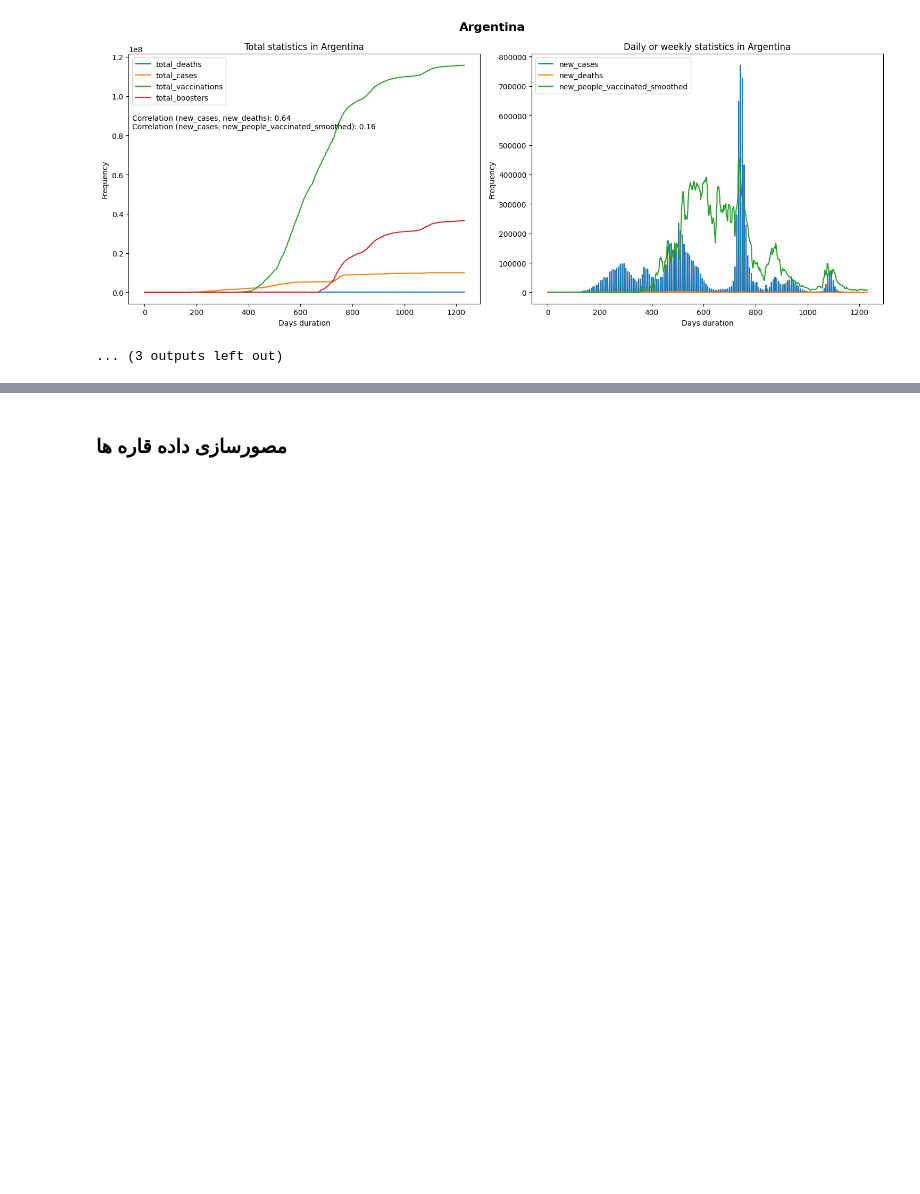
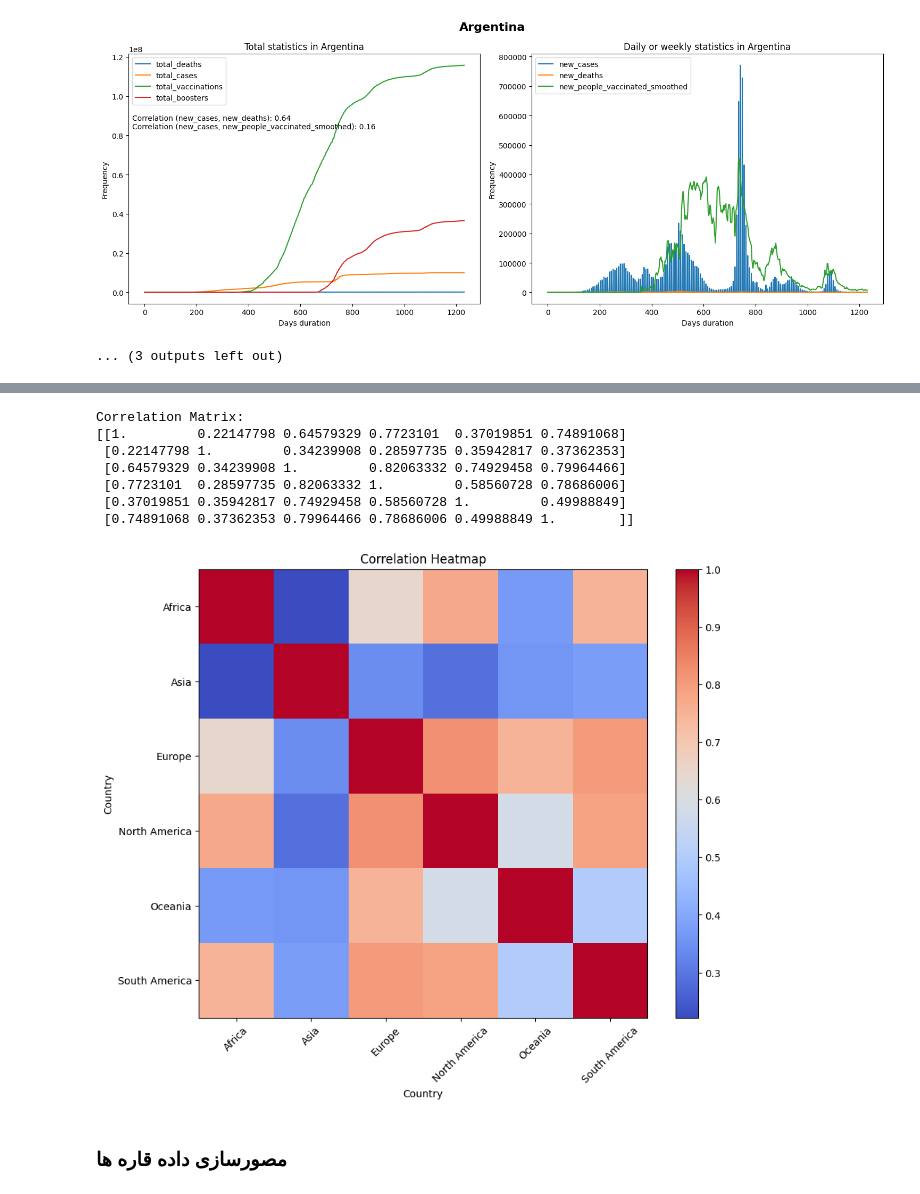
Before and after one commit to MAKEgroup/Covid_19_Propagation, a Jupyter notebook: Project/Data_Monitoring.ipynb, the cells around one changed output, grey strips where cells are left out. Cells and saved outputs as stored; diff of their text form; code cells hidden in the pictures; blank space fills up the shorter version.

Commit message:
a heatmap correlation matrix added  for new cases correlation in every two continent

```diff
--- a/Project/Data_Monitoring.ipynb
+++ b/Project/Data_Monitoring.ipynb
@@ -301,3 +335,66 @@ KeyboardInterrupt:
+# %%
+import os
+import pandas as pd
+import numpy as np
+
+def calculate_correlation(file_path1,file_path2, column1, column2):
+    # Read data from file
+    data1 = pd.read_csv(file_path1)
+    data2 = pd.read_csv(file_path2)
+
+    # Calculate correlation
+    correlation = np.corrcoef(data1[column1], data2[column2])[0, 1]
+
+    return correlation
+
+# Function to iterate over files in a folder
+def calculate_correlation_matrix(folder_path, column1, column2):
+    files = os.listdir(folder_path)
+    n = len(files)
+    correlation_matrix = np.zeros((n, n))
+
+    for i, file1 in enumerate(files):
+        for j, file2 in enumerate(files):
+            correlation = calculate_correlation(os.path.join(folder_path, file1), os.path.join(folder_path, file2), column1, column2)
+            correlation_matrix[i, j] = correlation
+
+    return correlation_matrix
+
+# Plot heatmap
+def plot_heatmap(correlation_matrix, countries):
+    plt.figure(figsize=(10, 8))
+    plt.imshow(correlation_matrix, cmap='coolwarm', interpolation='nearest')
+    plt.colorbar()
+    plt.xticks(ticks=range(len(countries)), labels=countries, rotation=45)
+    plt.yticks(ticks=range(len(countries)), labels=countries)
+    plt.title('Correlation Heatmap')
+    plt.xlabel('Country')
+    plt.ylabel('Country')
+    plt.show()
+
+
+# Example usage
+folder_path = "..\Data\Splited\Continents"
+column1 = "new_cases"
+column2 = "new_cases"
+
+correlation_matrix = calculate_correlation_matrix(folder_path, column1, column2)
+print("Correlation Matrix:")
+print(correlation_matrix)
+
+files = os.listdir(folder_path)
+continents = [continent_names[i] for i,continent in enumerate(files)]
+
+plot_heatmap(correlation_matrix, continents)
+# %% [output]
+Correlation Matrix:
+[[1.         0.22147798 0.64579329 0.7723101  0.37019851 0.74891068]
+ [0.22147798 1.         0.34239908 0.28597735 0.35942817 0.37362353]
+ [0.64579329 0.34239908 1.         0.82063332 0.74929458 0.79964466]
+ [0.7723101  0.28597735 0.82063332 1.         0.58560728 0.78686006]
+ [0.37019851 0.35942817 0.74929458 0.58560728 1.         0.49988849]
+ [0.74891068 0.37362353 0.79964466 0.78686006 0.49988849 1.        ]]
+[figure, added]
 # %% [markdown]
 ### مصورسازی داده قاره ها
 # %% [markdown]
```
Also changed, not shown: parts of 1 cell of this notebook.
